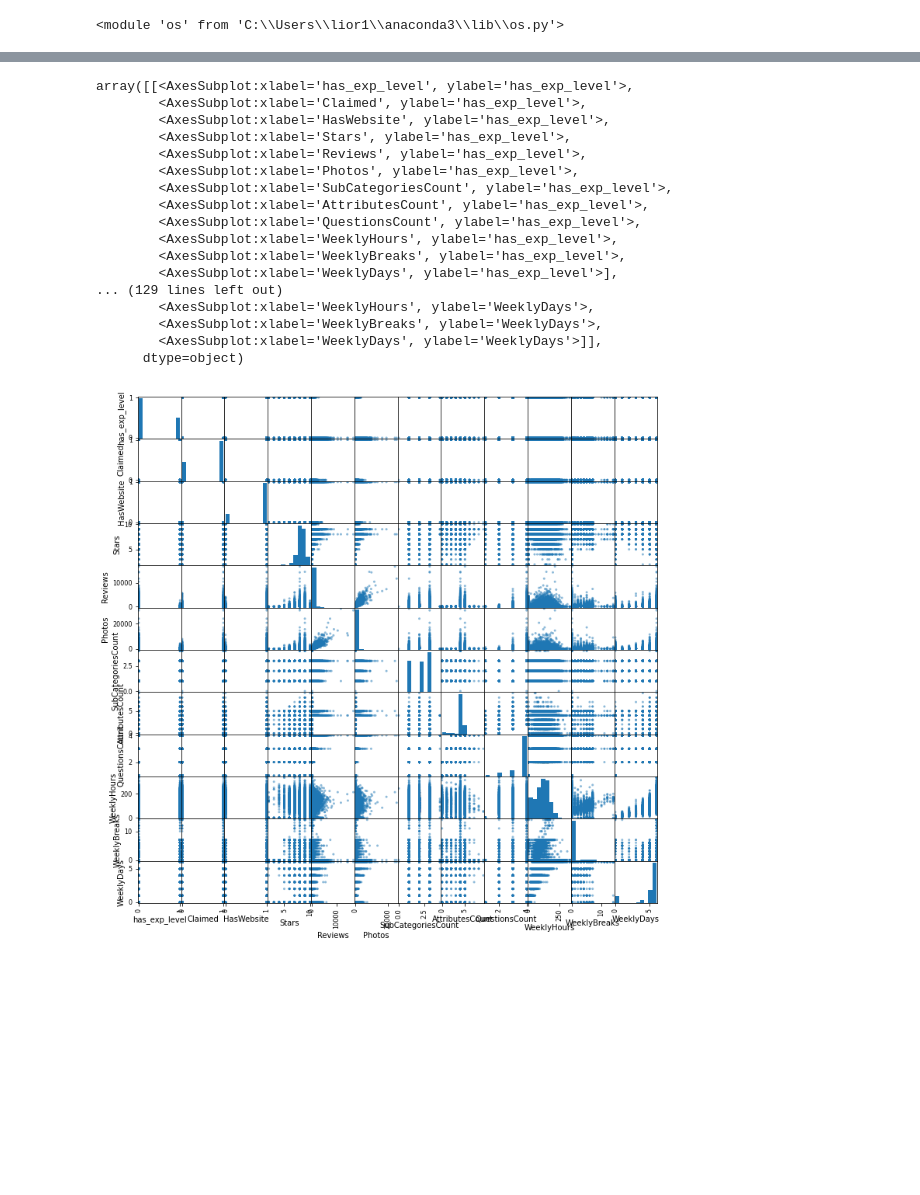
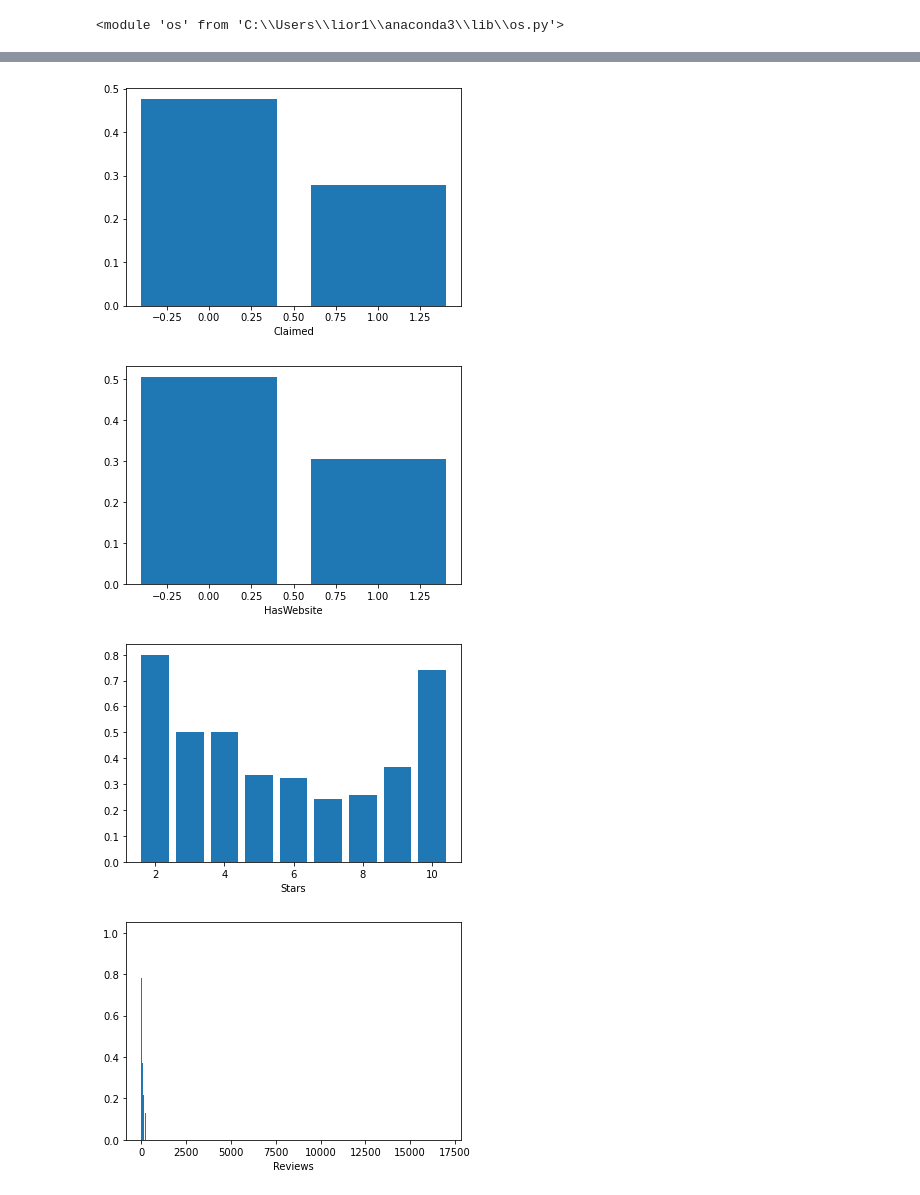
Before and after one commit to omer-priel/TheRootOfDataScience, a Jupyter notebook: notebooks/main.ipynb, the cells around one changed output, grey strips where cells are left out. Drawn from its saved outputs; the diff is of its cells as text; code cells hidden in the pictures; blank space fills up the shorter version.

```diff
--- a/notebooks/main.ipynb
+++ b/notebooks/main.ipynb
@@ -66,21 +67,11 @@ df[first_collumns].describe()
-# %%
-pd.plotting.scatter_matrix(df[first_collumns],figsize=(12,12))
-# %% [output]
-array([[<AxesSubplot:xlabel='has_exp_level', ylabel='has_exp_level'>,
-        <AxesSubplot:xlabel='Claimed', ylabel='has_exp_level'>,
-        <AxesSubplot:xlabel='HasWebsite', ylabel='has_exp_level'>,
-        <AxesSubplot:xlabel='Stars', ylabel='has_exp_level'>,
-        <AxesSubplot:xlabel='Reviews', ylabel='has_exp_level'>,
-        <AxesSubplot:xlabel='Photos', ylabel='has_exp_level'>,
-        <AxesSubplot:xlabel='SubCategoriesCount', ylabel='has_exp_level'>,
-        <AxesSubplot:xlabel='AttributesCount', ylabel='has_exp_level'>,
-        <AxesSubplot:xlabel='QuestionsCount', ylabel='has_exp_level'>,
-        <AxesSubplot:xlabel='WeeklyHours', ylabel='has_exp_level'>,
-        <AxesSubplot:xlabel='WeeklyBreaks', ylabel='has_exp_level'>,
-        <AxesSubplot:xlabel='WeeklyDays', ylabel='has_exp_level'>],
-... (129 lines left out)
-        <AxesSubplot:xlabel='WeeklyHours', ylabel='WeeklyDays'>,
-        <AxesSubplot:xlabel='WeeklyBreaks', ylabel='WeeklyDays'>,
-        <AxesSubplot:xlabel='WeeklyDays', ylabel='WeeklyDays'>]],
-      dtype=object)
-[figure, removed]
+# %%
+for collumn in first_collumns:
+    mean_df=df[["has_exp_level",collumn]].groupby([collumn]).mean()
+    plt.bar(mean_df.index,mean_df["has_exp_level"].values)
+    plt.xlabel(collumn)
+    plt.show()
+# %% [output]
+[figure, added]
+[figure, added]
+[figure, added]
+[figure, added]
```
Also changed, not shown: parts of 4 cells of this notebook.
